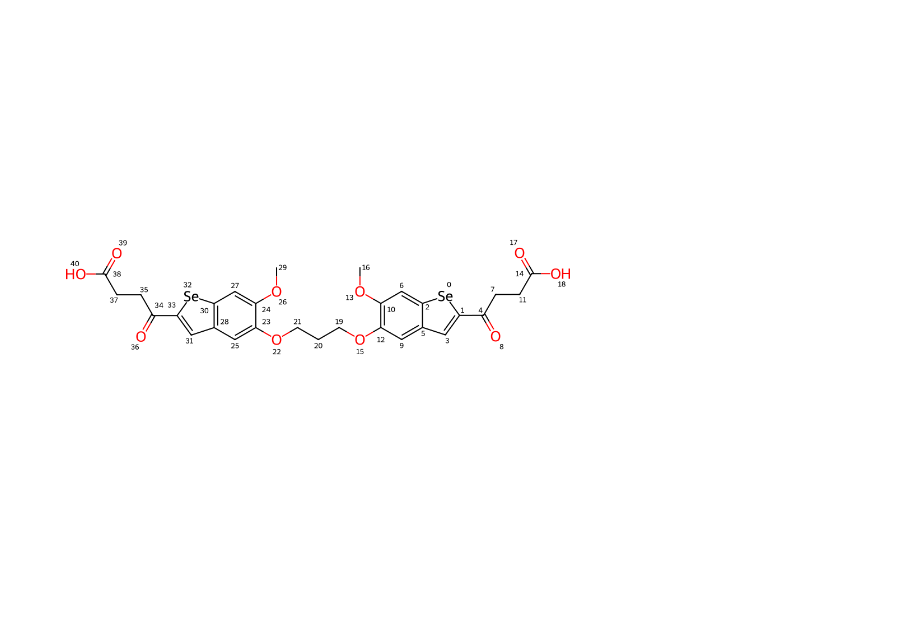
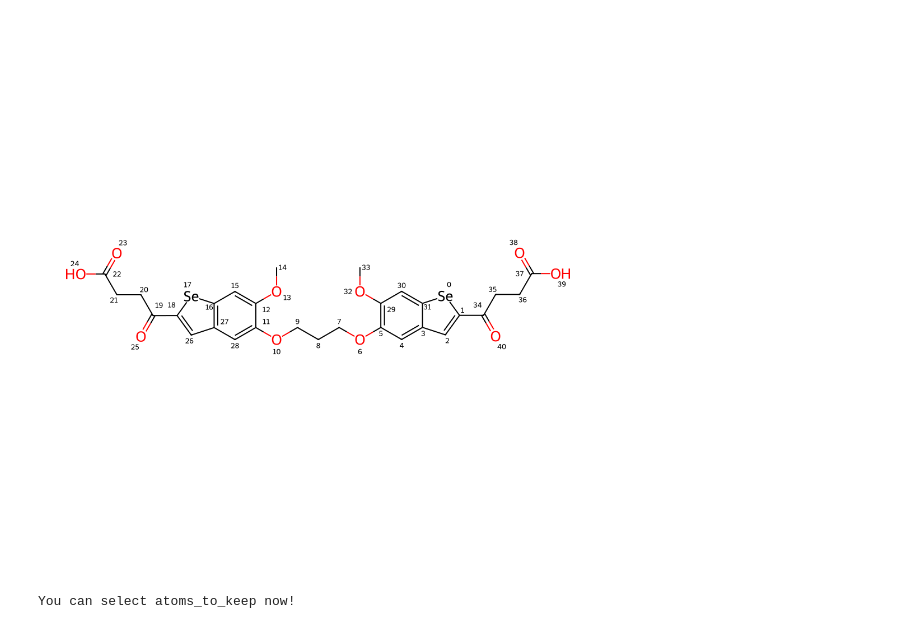
Before and after one commit to good-boy-twist/RDKit-molecule-editor, a Jupyter notebook: RDKit-MoleculeEditor.ipynb, the cells around one changed output. Saved outputs shown, nothing was run; the diff lists cells and outputs as text; code cells hidden in the pictures.

```diff
--- a/RDKit-MoleculeEditor.ipynb
+++ b/RDKit-MoleculeEditor.ipynb
@@ -17,57 +15,64 @@ from collections import deque
 # %%
-def renumber_by_bfs(mol, start_atom=None):
+def renumber_by_dfs(mol, start_atom=None):
     """
-    Renumber atoms by breadth-first search (BFS) along bonds.
-
-    mol : rdkit.Chem.Mol
-    start_atom : int or None (Atom index to start BFS from. If None, atom 0 is used)
-
-    Returns: rdkit.Chem.Mol (New molecule with reordered atom indices.)
+    Renumber atoms using depth-first search (DFS).
+    Parameters
+    1) mol : rdkit.Chem.Mol (Input molecule)
+    2) start_atom : int, optional (Atom index to start traversal. If None, atom 0 is used.)
+    Returns : rdkit.Chem.Mol (molecule with reordered atom indices)
     """
 
     if start_atom is None:
         start_atom = 0
 
+    if start_atom < 0 or start_atom >= mol.GetNumAtoms():
+        raise ValueError("start_atom is out of range.")
+
     visited = set()
     order = []
 
-    queue = deque([start_atom])
+    def dfs(atom_idx):
 
-    while queue:
-        idx = queue.popleft()
+        if atom_idx in visited:
+                    return
 
-        if idx in visited:
-            continue
-
-        visited.add(idx)
-        order.append(idx)
+        visited.add(atom_idx)
+        order.append(atom_idx)
 
         neighbors = sorted(
             nbr.GetIdx()
-            for nbr in mol.GetAtomWithIdx(idx).GetNeighbors()
-            if nbr.GetIdx() not in visited
+            for nbr in mol.GetAtomWithIdx(atom_idx).GetNeighbors()
         )
 
-        queue.extend(neighbors)
+        for nbr_idx in neighbors:
+            dfs(nbr_idx)
+
+    dfs(start_atom)
+
+    for idx in range(mol.GetNumAtoms()):
+        if idx not in visited:
+            dfs(idx)
 
     return Chem.RenumberAtoms(mol, order)
 
-renumbered_mol = renumber_by_bfs(mol)
+renumbered_mol = renumber_by_dfs(mol)
+
+mol_draw_2D = Chem.Mol(renumbered_mol)
 
 rdDepictor.SetPreferCoordGen(True)
-rdDepictor.Compute2DCoords(renumbered_mol)
+rdDepictor.Compute2DCoords(mol_draw_2D)
 
 drawer = Draw.rdMolDraw2D.MolDraw2DCairo(1000, 1000)
+
 opts = drawer.drawOptions()
 opts.addAtomIndices = True
 
-drawer.DrawMolecule(renumbered_mol)
+drawer.DrawMolecule(mol_draw_2D)
 drawer.FinishDrawing()
 
-from IPython.display import Image
 display(Image(drawer.GetDrawingText()))
 # %% [output]
-[figure, old version]
+[figure, new version]
 # %%
 def keep_atoms(mol, atoms_to_keep):
     """
@@ -103,3 +108,30 @@ def keep_atoms(mol, atoms_to_keep):
         raise RuntimeError(f"Sanitize failed:\n{e}")
 
     return newmol
+
+def parse_atom_indices(text):
+
+    atoms = []
+
+    for token in text.split(","):
+        token = token.strip()
+
+        if "-" in token:
+            start, end = token.split("-")
+            start = int(start)
+            end = int(end)
+
+            if start > end:
+                raise ValueError(f"Invalid range: {token}")
+
+            atoms.extend(range(start, end + 1))
+
+        else:
+            atoms.append(int(token))
+
+    return sorted(set(atoms))
+
+
+print("You can select atoms_to_keep now!")
+# %% [output]
+You can select atoms_to_keep now!
```
Also changed, not shown: parts of 4 cells of this notebook.
